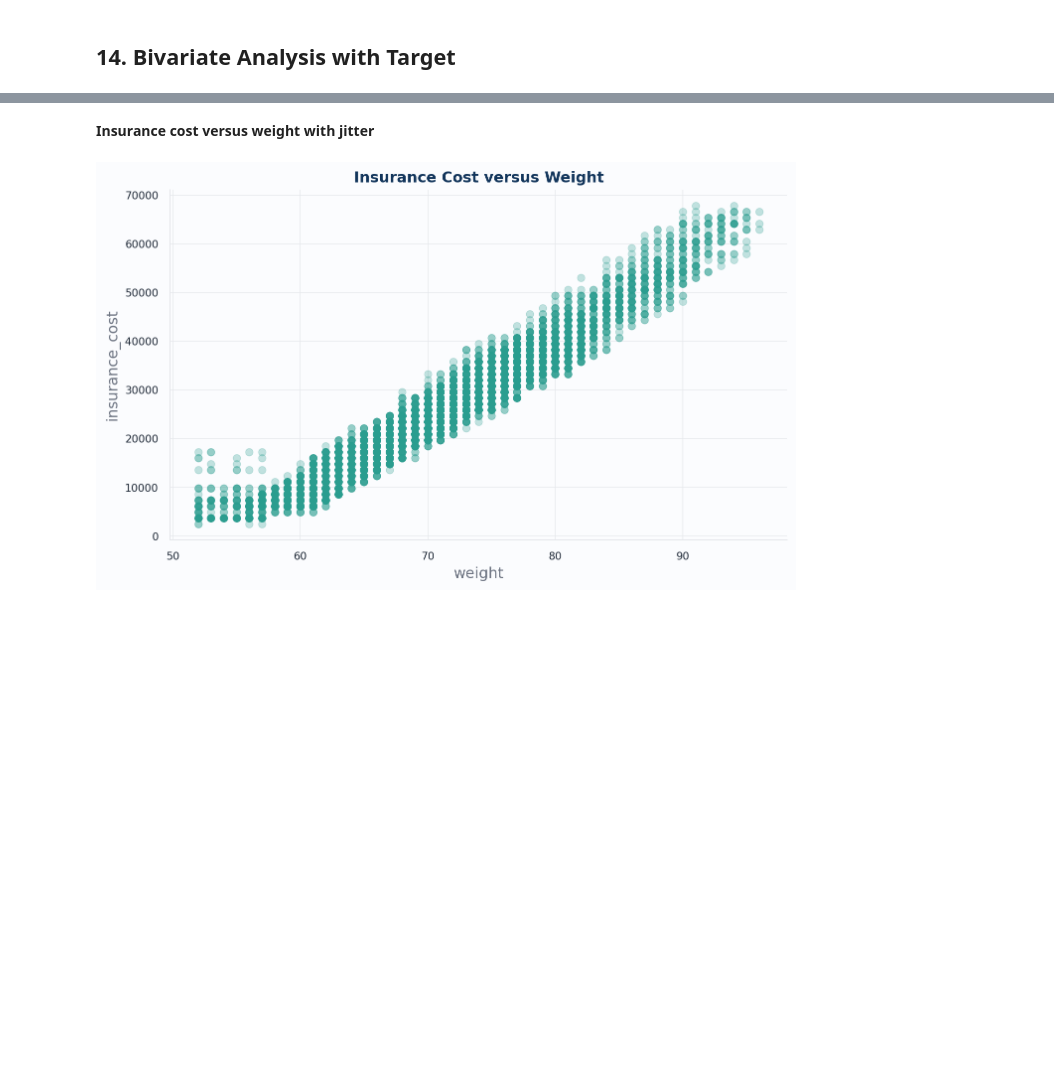
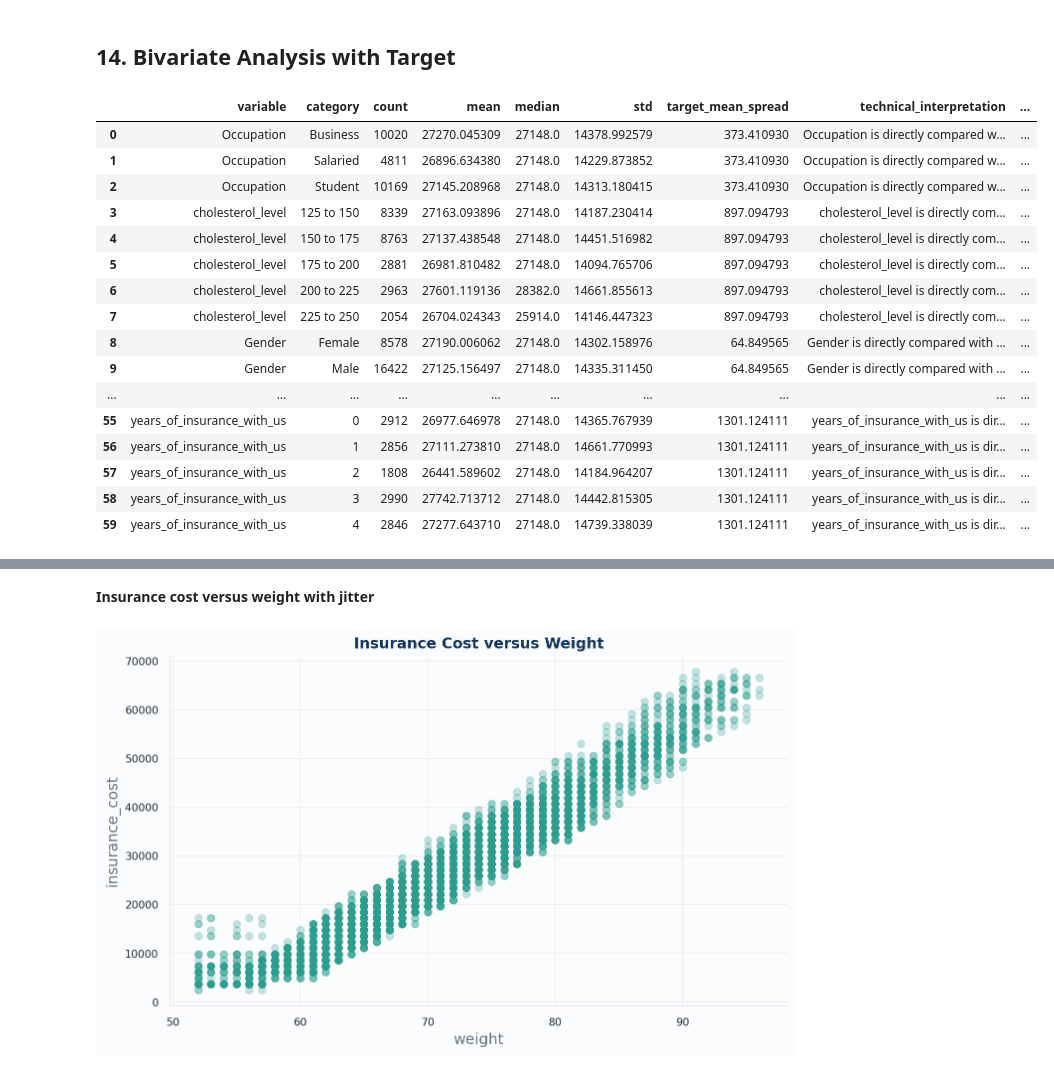
Before and after one commit to gunjan075/gl-capstone, a Jupyter notebook: notebooks/01_milestone1_eda.ipynb, the cells around one changed output, grey strips where cells are left out. Cells and saved outputs as stored; diff of their text form; code cells hidden in the pictures; blank space fills up the shorter version.

```diff
--- a/notebooks/01_milestone1_eda.ipynb
+++ b/notebooks/01_milestone1_eda.ipynb
@@ -1337,2 +1747,73 @@ for name in ["covered_by_any_other_company", "regular_checkup_last_year", "weigh
 # %% [markdown]
 ## 14. Bivariate Analysis with Target
+# %%
+# M1_MAX_BIVARIATE_ALL_VARIABLES
+bivariate_vars = [
+    "Occupation", "cholesterol_level", "Gender", "smoking_status", "Location",
+    "covered_by_any_other_company", "Alcohol", "exercise", "adventure_sports",
+    "heart_disease_history", "other_major_disease_history", "age_band", "bmi_category",
+    "admission_status", "years_of_insurance_with_us", "regular_checkup_last_year",
+    "visited_doctor_last_1_year", "weight_change_in_last_one_year",
+]
+bivariate_vars = [col for col in bivariate_vars if col in report_df.columns]
+
+target_parts = []
+for col in bivariate_vars:
+    grouped = report_df.groupby(col, dropna=False, observed=False)[TARGET].agg(["count", "mean", "median", "std"]).reset_index()
+    grouped = grouped.rename(columns={col: "category"})
+    grouped["variable"] = col
+    grouped["target_mean_spread"] = grouped["mean"].max() - grouped["mean"].min() if len(grouped) else 0
+    grouped["technical_interpretation"] = f"{col} is directly compared with insurance_cost using count, mean, median, and spread."
+    grouped["business_interpretation"] = f"{col} is reviewed as an observed segment difference, not as a causal premium rule."
+    target_parts.append(grouped[["variable", "category", "count", "mean", "median", "std", "target_mean_spread", "technical_interpretation", "business_interpretation"]])
+categorical_target_summary = pd.concat(target_parts, ignore_index=True)
+categorical_target_summary.to_csv(TABLE_DIR / "categorical_target_summary.csv", index=False)
+
+for col in bivariate_vars:
+    plot_data = report_df.groupby(col, dropna=False, observed=False)[TARGET].mean().reset_index().sort_values(TARGET, ascending=False)
+    plot_data[col] = plot_data[col].astype(str)
+    plt.figure(figsize=(8.5, max(3.8, 0.32 * len(plot_data))))
+    sns.barplot(data=plot_data, y=col, x=TARGET, hue=col, palette=bar_palette(len(plot_data)), legend=False)
+    plt.title(f"Average Insurance Cost by {col}")
+    plt.xlabel("Mean insurance_cost")
+    plt.ylabel(col)
+    safe_col = "".join(ch if ch.isalnum() else "_" for ch in col.lower()).strip("_")
+    savefig(FIG_DIR / f"bivariate_cost_by_{safe_col}.png")
+
+small_vars = bivariate_vars[:18]
+ncols = 3
+nrows = int(np.ceil(len(small_vars) / ncols))
+fig, axes = plt.subplots(nrows, ncols, figsize=(15, max(3.2 * nrows, 9)))
+axes = np.array(axes).reshape(-1)
+for ax, col in zip(axes, small_vars):
+    plot_data = report_df.groupby(col, dropna=False, observed=False)[TARGET].mean().reset_index().sort_values(TARGET, ascending=False).head(10)
+    plot_data[col] = plot_data[col].astype(str)
+    sns.barplot(data=plot_data, y=col, x=TARGET, color=ACCENT, ax=ax)
+    ax.set_title(col, fontsize=9)
+    ax.set_xlabel("Mean cost")
+    ax.set_ylabel("")
+    ax.tick_params(axis="y", labelsize=7)
+for ax in axes[len(small_vars):]:
+    ax.axis("off")
+plt.suptitle("Target Mean by Categorical, Binary, and Ordinal Variables", y=1.002, fontweight="bold", color=PRIMARY)
+savefig(FIG_DIR / "bivariate_cost_by_all_categorical_variables.png")
+
+display(categorical_target_summary.head(60))
+# %% [output]
+|  | variable | category | count | mean | median | std | target_mean_spread | technical_interpretation | ... |
+| 0 | Occupation | Business | 10020 | 27270.045309 | 27148.0 | 14378.992579 | 373.410930 | Occupation is directly compared w... | ... |
+| 1 | Occupation | Salaried | 4811 | 26896.634380 | 27148.0 | 14229.873852 | 373.410930 | Occupation is directly compared w... | ... |
+| 2 | Occupation | Student | 10169 | 27145.208968 | 27148.0 | 14313.180415 | 373.410930 | Occupation is directly compared w... | ... |
+| 3 | cholesterol_level | 125 to 150 | 8339 | 27163.093896 | 27148.0 | 14187.230414 | 897.094793 | cholesterol_level is directly com... | ... |
+| 4 | cholesterol_level | 150 to 175 | 8763 | 27137.438548 | 27148.0 | 14451.516982 | 897.094793 | cholesterol_level is directly com... | ... |
+| 5 | cholesterol_level | 175 to 200 | 2881 | 26981.810482 | 27148.0 | 14094.765706 | 897.094793 | cholesterol_level is directly com... | ... |
+| 6 | cholesterol_level | 200 to 225 | 2963 | 27601.119136 | 28382.0 | 14661.855613 | 897.094793 | cholesterol_level is directly com... | ... |
+| 7 | cholesterol_level | 225 to 250 | 2054 | 26704.024343 | 25914.0 | 14146.447323 | 897.094793 | cholesterol_level is directly com... | ... |
+| 8 | Gender | Female | 8578 | 27190.006062 | 27148.0 | 14302.158976 | 64.849565 | Gender is directly compared with ... | ... |
+| 9 | Gender | Male | 16422 | 27125.156497 | 27148.0 | 14335.311450 | 64.849565 | Gender is directly compared with ... | ... |
+| ... | ... | ... | ... | ... | ... | ... | ... | ... | ... |
+| 55 | years_of_insurance_with_us | 0 | 2912 | 26977.646978 | 27148.0 | 14365.767939 | 1301.124111 | years_of_insurance_with_us is dir... | ... |
+| 56 | years_of_insurance_with_us | 1 | 2856 | 27111.273810 | 27148.0 | 14661.770993 | 1301.124111 | years_of_insurance_with_us is dir... | ... |
+| 57 | years_of_insurance_with_us | 2 | 1808 | 26441.589602 | 27148.0 | 14184.964207 | 1301.124111 | years_of_insurance_with_us is dir... | ... |
+| 58 | years_of_insurance_with_us | 3 | 2990 | 27742.713712 | 27148.0 | 14442.815305 | 1301.124111 | years_of_insurance_with_us is dir... | ... |
+| 59 | years_of_insurance_with_us | 4 | 2846 | 27277.643710 | 27148.0 | 14739.338039 | 1301.124111 | years_of_insurance_with_us is dir... | ... |
```
Also changed, not shown: parts of 89 cells of this notebook, 3 other files.
